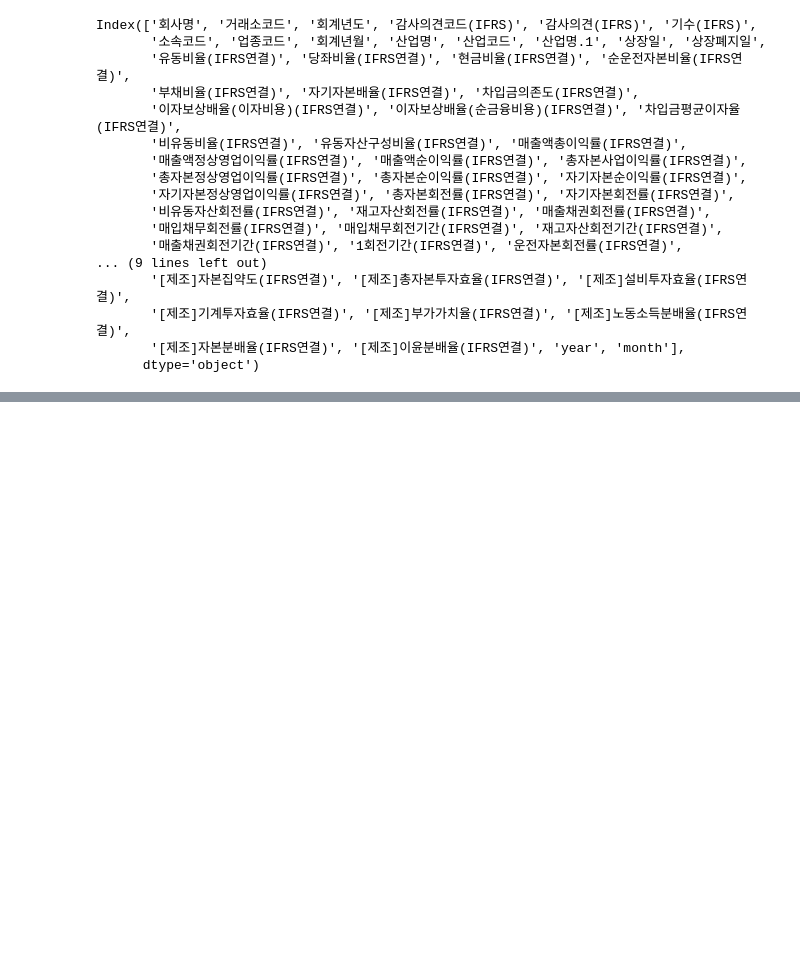
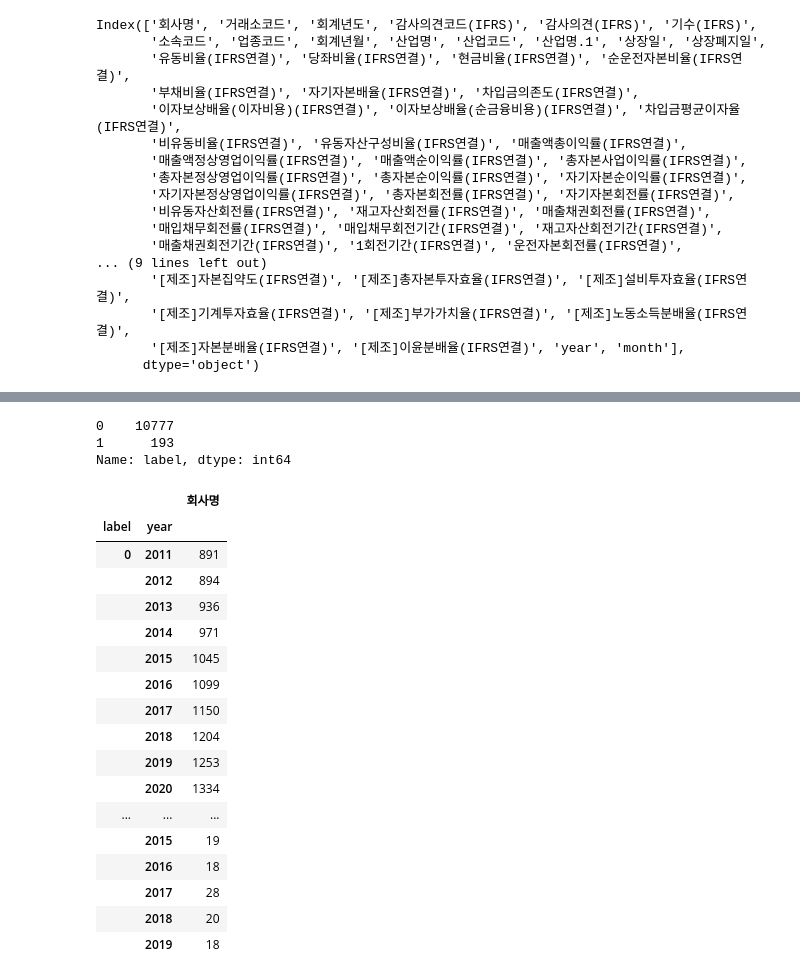
Before and after one commit to Sunghwi01/Project2, a Jupyter notebook: kosdaq.ipynb, the cells around one changed output, grey strips where cells are left out. Saved outputs shown, nothing was run; the diff lists cells and outputs as text; code cells hidden in the pictures; blank space fills up the shorter version.

```diff
--- a/kosdaq.ipynb
+++ b/kosdaq.ipynb
@@ -431,0 +449,58 @@ kosdaq23
+# %%
+kosdaq23['label'].value_counts()
+# %% [output]
+0    10777
+1      193
+Name: label, dtype: int64
+# %%
+kosdaq23['label'] = kosdaq23['label'].fillna(0)
+# %%
+kosdaq123 = kosdaq23.drop(['거래소코드_x', '회계년도_x', '감사의견코드(IFRS)_x', '감사의견(IFRS)_x',
+       '기수(IFRS)_x', '소속코드_x', '업종코드_x', '회계년월_x', '산업명_x', '산업코드_x',
+       '산업명.1_x', '상장일_x', '상장폐지일_x', '유동비율(IFRS연결)', '당좌비율(IFRS연결)',
+       '현금비율(IFRS연결)', '순운전자본비율(IFRS연결)', '부채비율(IFRS연결)', '자기자본배율(IFRS연결)',
+       '차입금의존도(IFRS연결)', '이자보상배율(이자비용)(IFRS연결)', '이자보상배율(순금융비용)(IFRS연결)',
+       '차입금평균이자율(IFRS연결)', '비유동비율(IFRS연결)', '유동자산구성비율(IFRS연결)',
+       '매출액총이익률(IFRS연결)', '매출액정상영업이익률(IFRS연결)', '매출액순이익률(IFRS연결)',
+       '총자본사업이익률(IFRS연결)', '총자본정상영업이익률(IFRS연결)', '총자본순이익률(IFRS연결)',
+       '자기자본순이익률(IFRS연결)', '자기자본정상영업이익률(IFRS연결)', '총자본회전률(IFRS연결)',
+       '자기자본회전률(IFRS연결)', '비유동자산회전률(IFRS연결)', '재고자산회전률(IFRS연결)',
+       '매출채권회전률(IFRS연결)', '매입채무회전률(IFRS연결)', '매입채무회전기간(IFRS연결)',
+       '재고자산회전기간(IFRS연결)', '매출채권회전기간(IFRS연결)', '1회전기간(IFRS연결)',
+       '운전자본회전률(IFRS연결)', '매출액증가율(IFRS연결)', '총자본증가율(IFRS연결)',
+       '자기자본증가율(IFRS연결)', '순이익증가율(IFRS연결)', '1주당순이익(IFRS연결)(원)',
+       '유형자산증가율(IFRS연결)', '비유동자산증가율(IFRS연결)', '유동자산증가율(IFRS연결)',
+       '재고자산증가율(IFRS연결)', '정상영업이익증가율(IFRS연결)', '1주당매출액(IFRS연결)(원)',
+       '1주당순자산(IFRS연결)(원)', '1주당정상영업이익(IFRS연결)(원)', '자기자본구성비율(IFRS연결)',
+       '순운전자본회전률(IFRS연결)', '유형자산회전율(IFRS연결)', '유동자산회전률(IFRS연결)',
+       '당좌자산회전률(IFRS연결)', '종업원1인당 부가가치(IFRS연결)(백만원)',
+       '종업원1인당 매출액(IFRS연결)(백만원)', '종업원1인당 정상영업이익(IFRS연결)(백만원)',
+       '종업원1인당 순이익(IFRS연결)(백만원)', '종업원1인당 인건비(IFRS연결)(백만원)',
+       '[제조]부가가치(IFRS연결)', '[제조]노동장비율(IFRS연결)', '[제조]기계장비율(IFRS연결)',
+       '[제조]자본집약도(IFRS연결)', '[제조]총자본투자효율(IFRS연결)', '[제조]설비투자효율(IFRS연결)',
+       '[제조]기계투자효율(IFRS연결)', '[제조]부가가치율(IFRS연결)', '[제조]노동소득분배율(IFRS연결)',
+       '[제조]자본분배율(IFRS연결)', '[제조]이윤분배율(IFRS연결)','month_x', '거래소코드_y',
+       '회계년도_y', '감사의견코드(IFRS)_y', '감사의견(IFRS)_y', '기수(IFRS)_y', '소속코드_y',
+       '업종코드_y', '회계년월_y', '산업명_y', '산업코드_y', '산업명.1_y', '상장일_y', '상장폐지일_y',
+       'month_y', '상폐년도', '실험', ],axis=1)
+# %%
+pd.pivot_table(kosdaq123,index=['label','year'], aggfunc='count')
+# %% [output]
+|  |  | 회사명 |
+| label | year |  |
+| 0 | 2011 | 891 |
+|  | 2012 | 894 |
+|  | 2013 | 936 |
+|  | 2014 | 971 |
+|  | 2015 | 1045 |
+|  | 2016 | 1099 |
+|  | 2017 | 1150 |
+|  | 2018 | 1204 |
+|  | 2019 | 1253 |
+|  | 2020 | 1334 |
+| ... | ... | ... |
+|  | 2015 | 19 |
+|  | 2016 | 18 |
+|  | 2017 | 28 |
+|  | 2018 | 20 |
+|  | 2019 | 18 |
```
Also changed, not shown: parts of 14 cells of this notebook.
